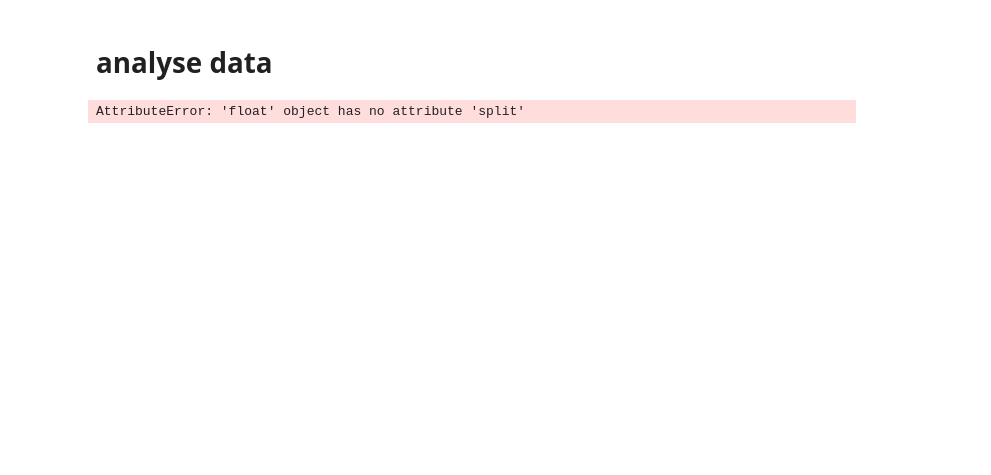
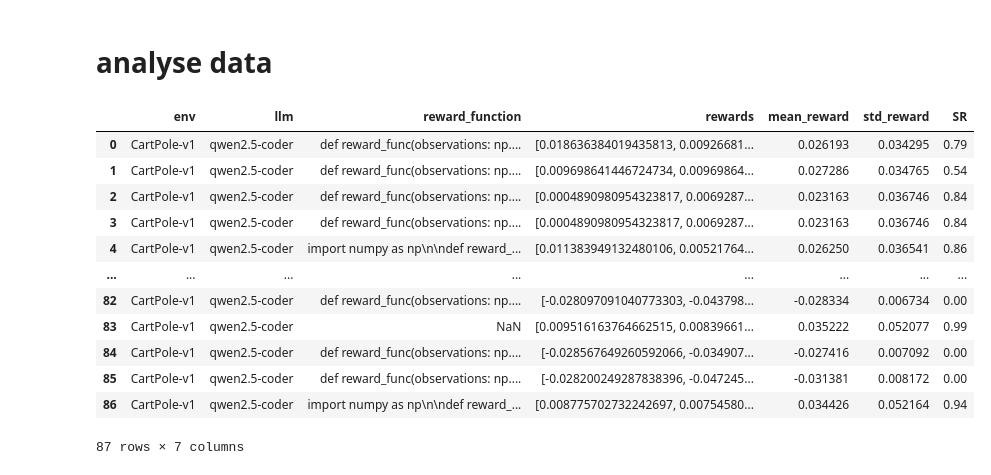
Before and after one commit to VIRAL-UCBL1/VIRAL, a Jupyter notebook: src/analyse.ipynb, the cells around one changed output. Saved outputs shown, nothing was run; the diff lists cells and outputs as text; code cells hidden in the pictures; blank space fills up the shorter version.

```diff
--- a/src/analyse.ipynb
+++ b/src/analyse.ipynb
@@ -5,11 +5,23 @@ import pandas as pd
 import numpy as np
 import matplotlib.pyplot as plt
 # %%
-data = pd.read_csv('log/CartPole-v1_log.csv', delimiter=';')
-# data['rewards'] = data['rewards'].map(lambda x : np.array(list(map(float, x.split(',')))))
+data = pd.read_csv('log/CartPole_v1_log.csv', delimiter=';')
+data['rewards'] = data['rewards'].map(lambda x : np.array(list(map(float, x.split(',')))))
 data
 # %% [output]
+|  | env | llm | reward_function | rewards | mean_reward | std_reward | SR |
+| 0 | CartPole-v1 | qwen2.5-coder | def reward_func(observations: np.... | [0.018636384019435813, 0.00926681... | 0.026193 | 0.034295 | 0.79 |
+| 1 | CartPole-v1 | qwen2.5-coder | def reward_func(observations: np.... | [0.009698641446724734, 0.00969864... | 0.027286 | 0.034765 | 0.54 |
+| 2 | CartPole-v1 | qwen2.5-coder | def reward_func(observations: np.... | [0.0004890980954323817, 0.0069287... | 0.023163 | 0.036746 | 0.84 |
+| 3 | CartPole-v1 | qwen2.5-coder | def reward_func(observations: np.... | [0.0004890980954323817, 0.0069287... | 0.023163 | 0.036746 | 0.84 |
+| 4 | CartPole-v1 | qwen2.5-coder | import numpy as np\n\ndef reward_... | [0.011383949132480106, 0.00521764... | 0.026250 | 0.036541 | 0.86 |
+| ... | ... | ... | ... | ... | ... | ... | ... |
+| 82 | CartPole-v1 | qwen2.5-coder | def reward_func(observations: np.... | [-0.028097091040773303, -0.043798... | -0.028334 | 0.006734 | 0.00 |
+| 83 | CartPole-v1 | qwen2.5-coder | NaN | [0.009516163764662515, 0.00839661... | 0.035222 | 0.052077 | 0.99 |
+| 84 | CartPole-v1 | qwen2.5-coder | def reward_func(observations: np.... | [-0.028567649260592066, -0.034907... | -0.027416 | 0.007092 | 0.00 |
+| 85 | CartPole-v1 | qwen2.5-coder | def reward_func(observations: np.... | [-0.028200249287838396, -0.047245... | -0.031381 | 0.008172 | 0.00 |
+| 86 | CartPole-v1 | qwen2.5-coder | import numpy as np\n\ndef reward_... | [0.008775702732242697, 0.00754580... | 0.034426 | 0.052164 | 0.94 |
-AttributeError: 'float' object has no attribute 'split'
+87 rows × 7 columns
 # %%
 for idx, rew in enumerate(data['rewards']):
 	plt.plot(rew, label=idx, alpha=0.7)
```
Also changed, not shown: parts of 5 cells of this notebook, 8 other files.
